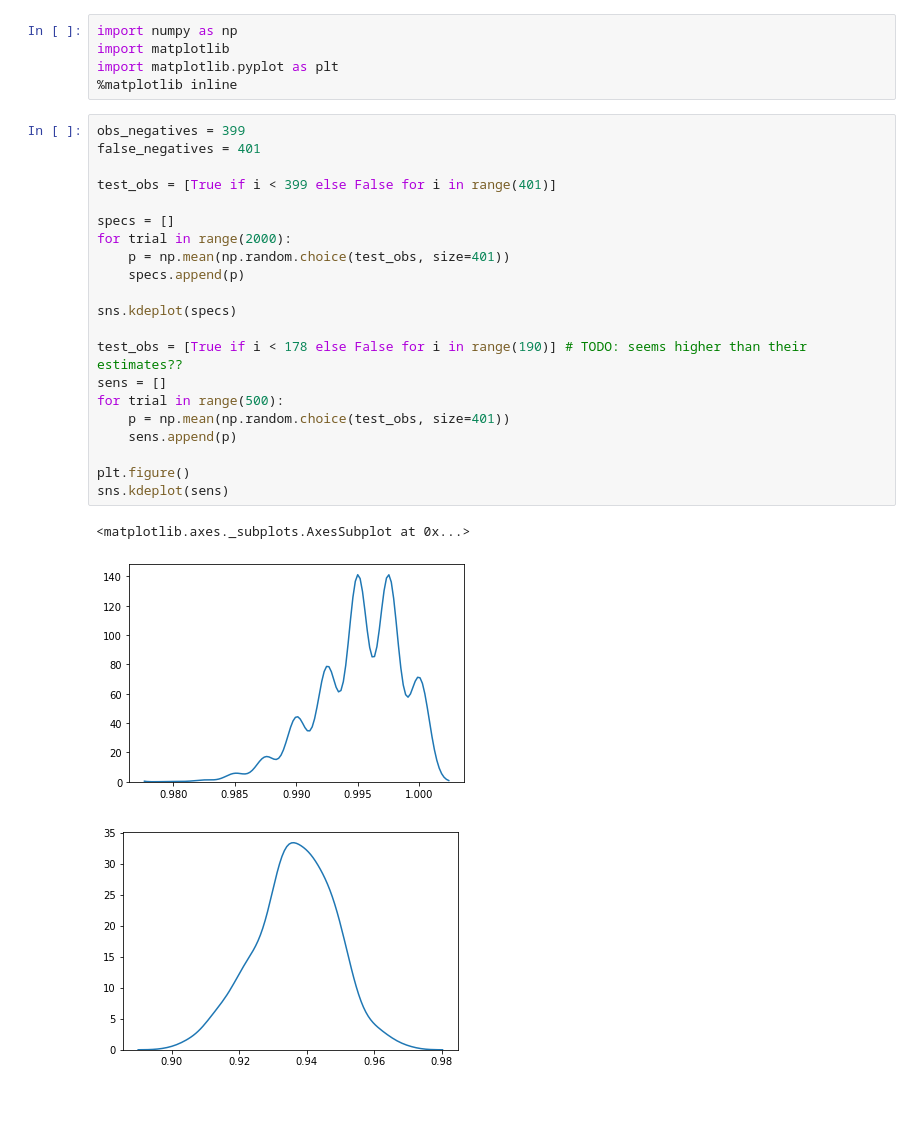
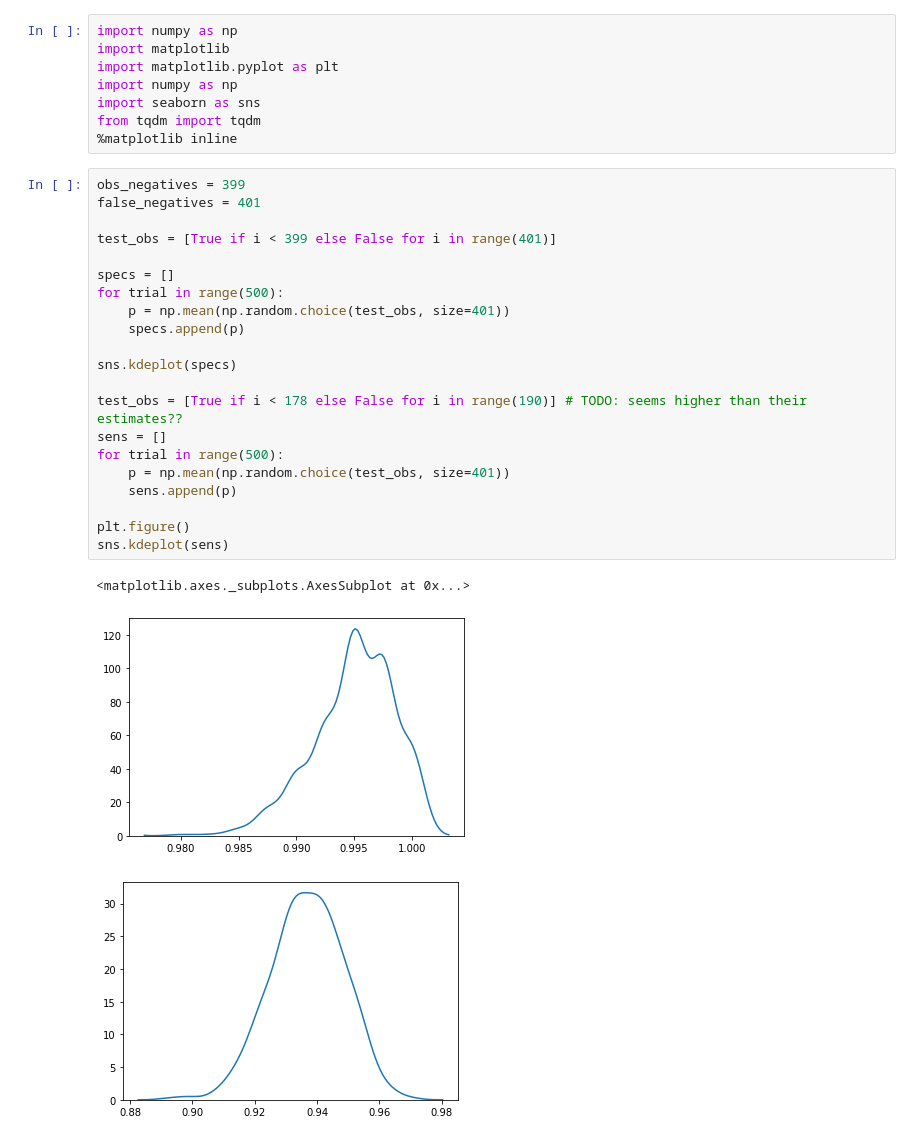
Before and after one commit to jjcherian/medrxiv_experiment, a Jupyter notebook: medrxiv_experiment.ipynb, the cells around one changed output. Saved outputs shown, nothing was run; the diff lists cells and outputs as text; blank space fills up the shorter version.

```diff
--- a/medrxiv_experiment.ipynb
+++ b/medrxiv_experiment.ipynb
@@ -2,30 +2,33 @@
 import numpy as np
 import matplotlib
 import matplotlib.pyplot as plt
+import numpy as np
+import seaborn as sns
+from tqdm import tqdm
 %matplotlib inline
 # %%
 obs_negatives = 399
 false_negatives = 401
 
 test_obs = [True if i < 399 else False for i in range(401)]
 
 specs = []
-for trial in range(2000):
+for trial in range(500):
     p = np.mean(np.random.choice(test_obs, size=401))
     specs.append(p)
 
 sns.kdeplot(specs)
 
 test_obs = [True if i < 178 else False for i in range(190)] # TODO: seems higher than their estimates??
 sens = []
 for trial in range(500):
     p = np.mean(np.random.choice(test_obs, size=401))
     sens.append(p)
 
 plt.figure()
 sns.kdeplot(sens)
 # %% [output]
 <matplotlib.axes._subplots.AxesSubplot at 0x...>
-[figure, old version]
+[figure, new version]
-[figure, old version]
+[figure, new version]
 # %%
```
Also changed, not shown: parts of 2 cells of this notebook.
